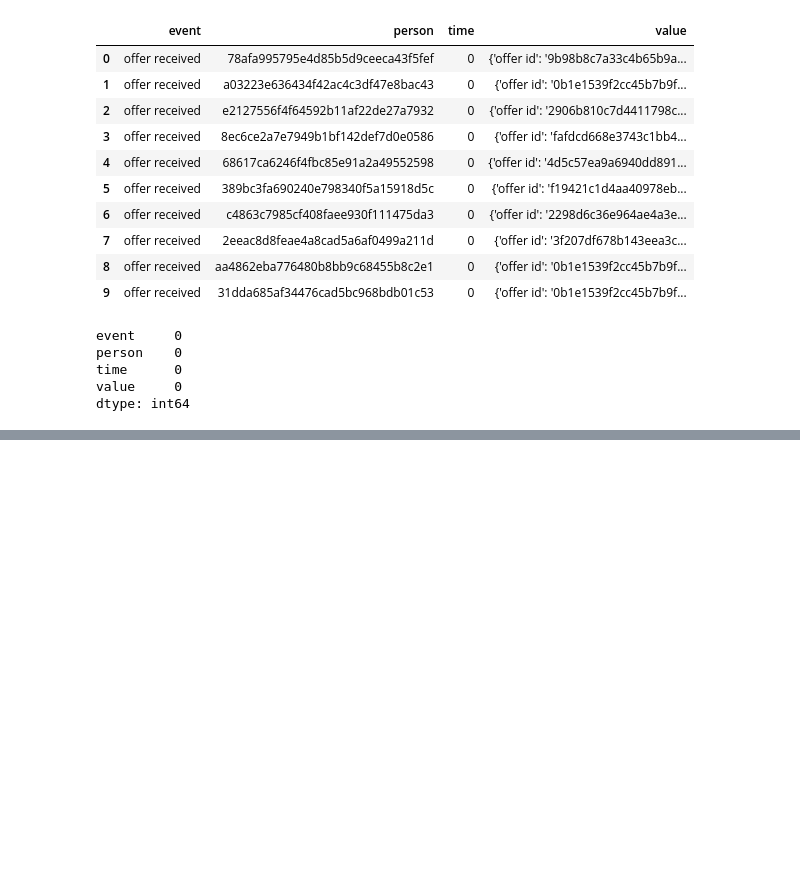
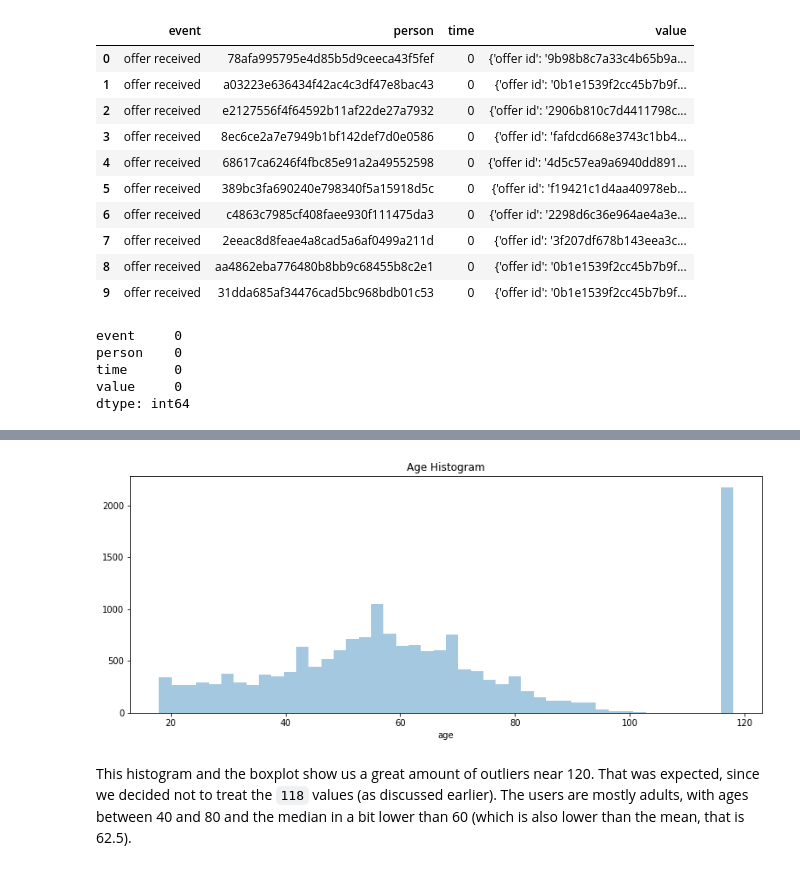
Before and after one commit to juliatessler/udacity-mle-nanodegree, a Jupyter notebook: Starbucks_Capstone_Project.ipynb, the cells around one changed output, grey strips where cells are left out. Saved outputs shown, nothing was run; the diff lists cells and outputs as text; code cells hidden in the pictures; blank space fills up the shorter version.

```diff
--- a/Starbucks_Capstone_Project.ipynb
+++ b/Starbucks_Capstone_Project.ipynb
@@ -359,0 +534,9 @@ This dataset has no empty values. The `value` column has a dictionary that has d
+# %%
+plt.figure(figsize = (13, 5))
+sns.distplot(processed_profile['age'], kde = False);
+plt.title('Age Histogram');
+# %% [output]
+[figure, added]
+# %% [markdown]
+This histogram and the boxplot show us a great amount of outliers near 120. That was expected, since we decided not to treat the `118` values (as discussed earlier).
+The users are mostly adults, with ages between 40 and 80 and the median in a bit lower than 60 (which is also lower than the mean, that is 62.5).
```
Also changed, not shown: parts of 167 cells of this notebook, 2 other files.
